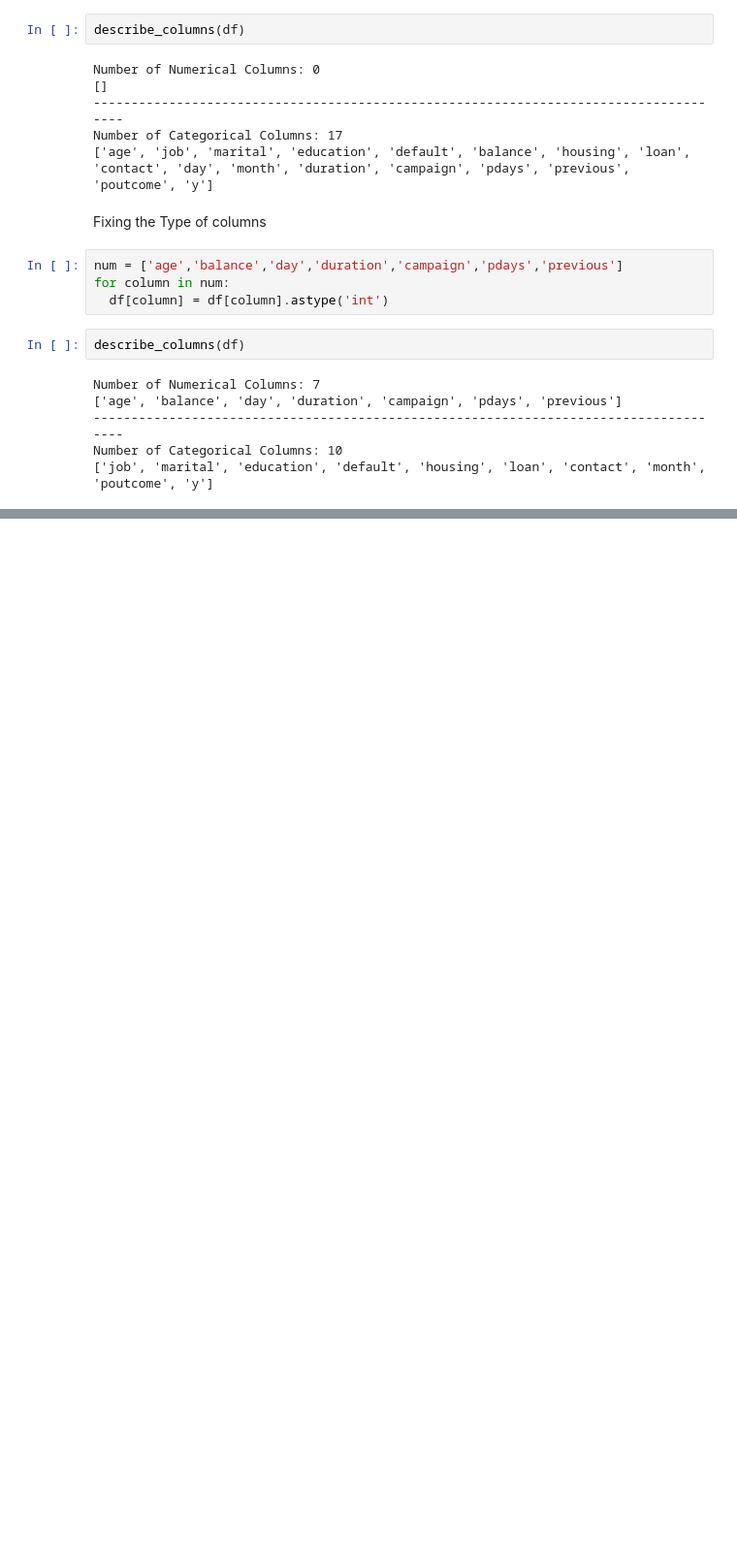
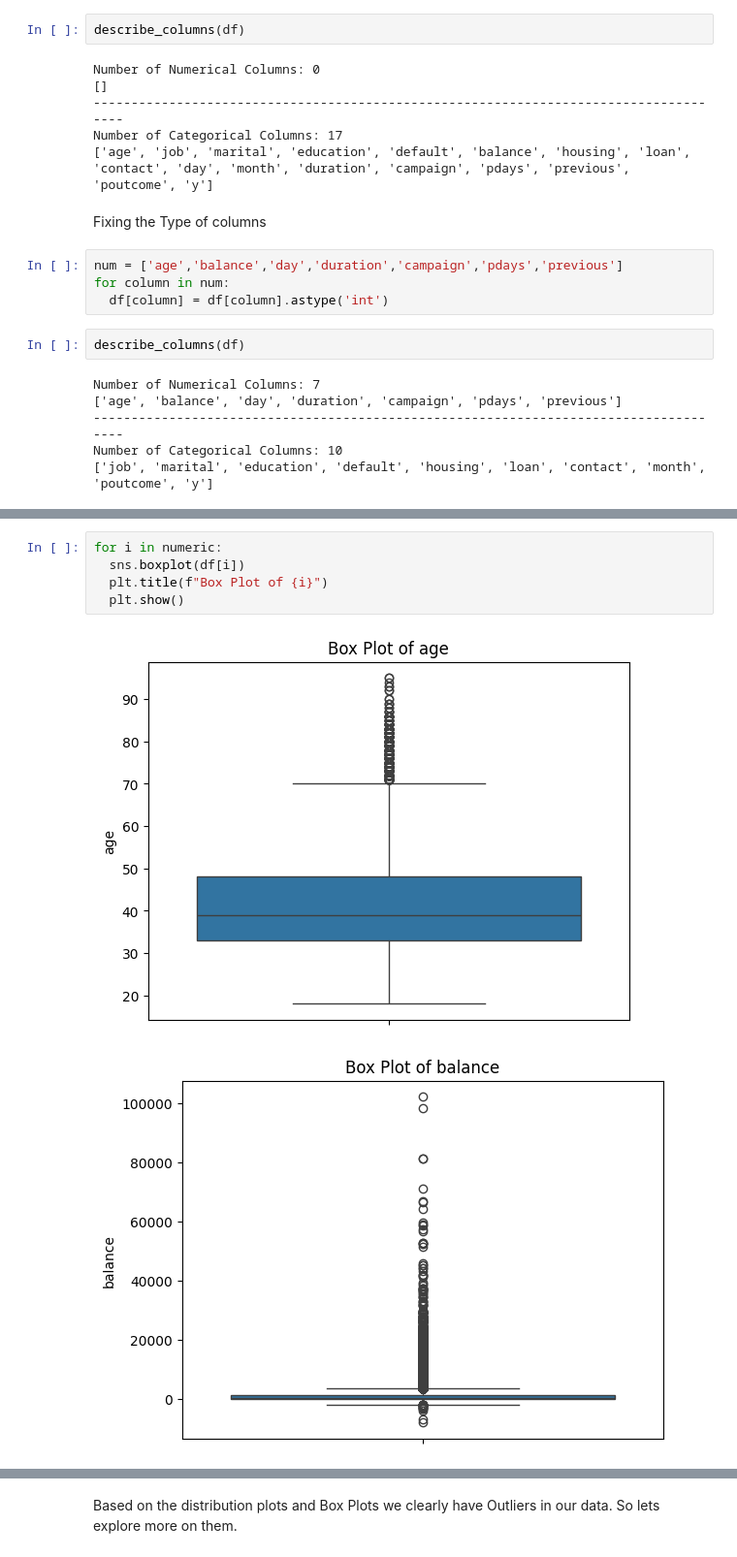
Before and after one commit to koushik2299/Bank-Client-Subscription-Prediction, a Jupyter notebook: Bank_Loan.ipynb, the cells around one changed output, grey strips where cells are left out. Shown at 97% size. Cells and saved outputs as stored; diff of their text form; blank space fills up the shorter version.

```diff
--- a/Bank_Loan.ipynb
+++ b/Bank_Loan.ipynb
@@ -107,0 +170,8 @@ Number of Categorical Columns: 10
+# %%
+for i in numeric:
+  sns.boxplot(df[i])
+  plt.title(f"Box Plot of {i}")
+  plt.show()
+# %% [output]
+[figure, added]
+[figure, added]
@@ -107,0 +183,2 @@ Number of Categorical Columns: 10
+# %% [markdown]
+Based on the distribution plots and Box Plots we clearly have Outliers in our data. So lets explore more on them.
```
Also changed, not shown: parts of 7 cells of this notebook.
